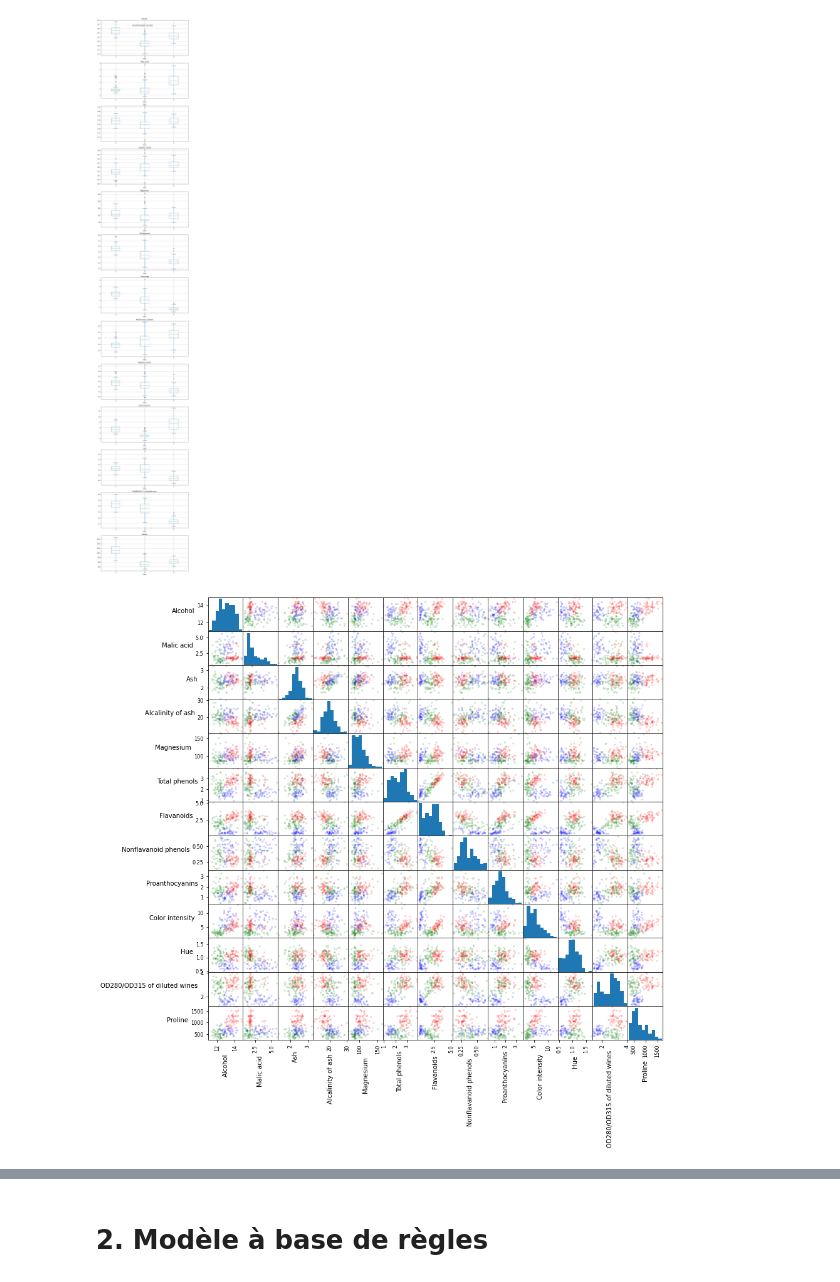
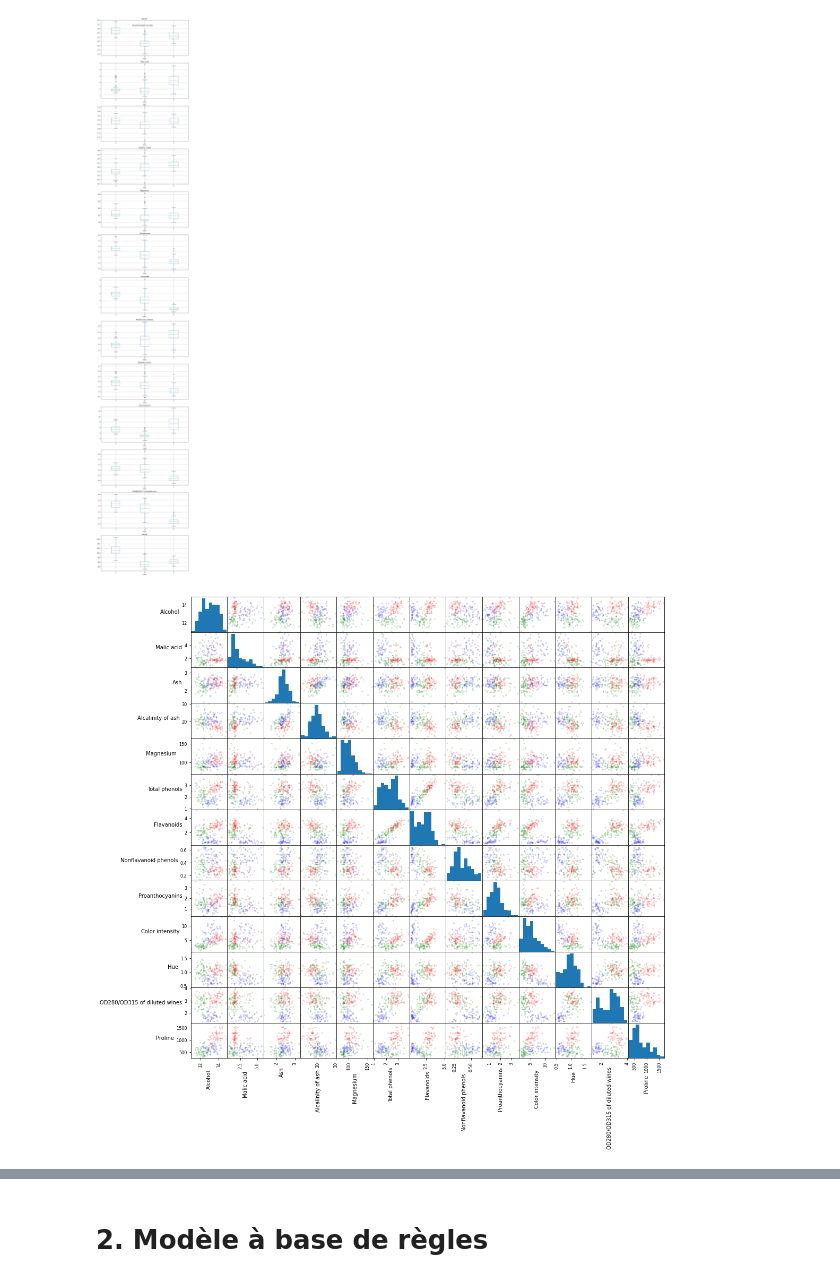
Before and after one commit to heig-vkaelin/isd, a Jupyter notebook: Labo4/Labo4.ipynb, the cells around one changed output, grey strips where cells are left out. Drawn from its saved outputs; the diff is of its cells as text; code cells hidden in the pictures.

```diff
--- a/Labo4/Labo4.ipynb
+++ b/Labo4/Labo4.ipynb
@@ -105,13 +105,13 @@ plt.tight_layout()
 [figure]
 # %%
 without_class = df.drop('Class', 1)
-colors=np.array(59*['r']+71*['g']+48*['b'])
-axes = pd.plotting.scatter_matrix(without_class, alpha=0.2, figsize=(13,13), color=colors)
+colors = np.array(59*['r']+71*['g']+48*['b'])
+axes = pd.plotting.scatter_matrix(without_class, alpha=0.2, figsize=(16,16), color=colors)
 
 for ax in axes.flatten():
     ax.xaxis.label.set_rotation(90)
     ax.yaxis.label.set_rotation(0)
     ax.yaxis.label.set_ha('right')
 # %% [output]
-[figure, old version]
+[figure, new version]
 # %% [markdown]
```
Also changed, not shown: parts of 6 cells of this notebook.
